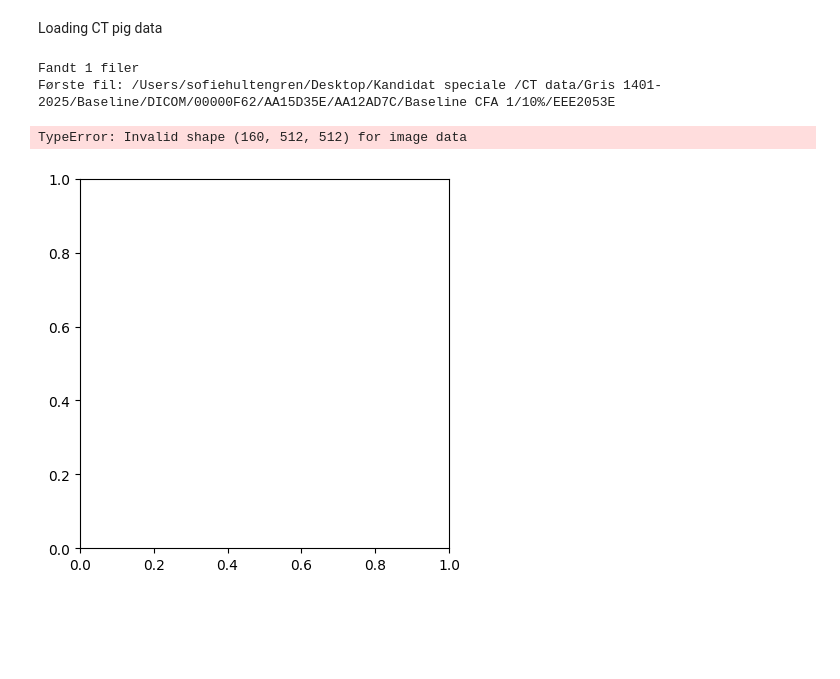
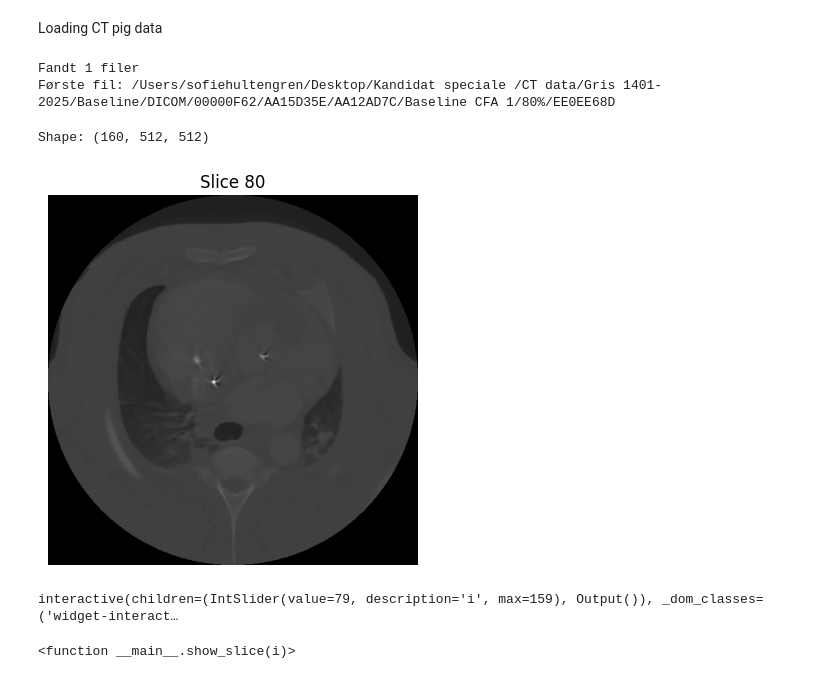
Before and after one commit to sofi900a/Master-project-OSA_Heart, a Jupyter notebook: Hello.ipynb, the cells around one changed output. Saved outputs shown, nothing was run; the diff lists cells and outputs as text; code cells hidden in the pictures; blank space fills up the shorter version.

```diff
--- a/Hello.ipynb
+++ b/Hello.ipynb
@@ -11,7 +13,7 @@ import matplotlib.pyplot as plt
 # Ret kun denne sti hvis nødvendigt
 DICOM_DIR = Path(
     "/Users/sofiehultengren/Desktop/Kandidat speciale /CT data/Gris 1401-2025/"
-    "Baseline/DICOM/00000F62/AA15D35E/AA12AD7C/Baseline CFA 1/10%"
+    "Baseline/DICOM/00000F62/AA15D35E/AA12AD7C/Baseline CFA 1/80%"
 )
 # %%
 dicom_files = sorted(DICOM_DIR.glob("*"))
@@ -20,19 +22,44 @@ print(f"Fandt {len(dicom_files)} filer")
 print("Første fil:", dicom_files[0])
 # %% [output]
 Fandt 1 filer
-Første fil: /Users/sofiehultengren/Desktop/Kandidat speciale /CT data/Gris 1401-2025/Baseline/DICOM/00000F62/AA15D35E/AA12AD7C/Baseline CFA 1/10%/EEE2053E
+Første fil: /Users/sofiehultengren/Desktop/Kandidat speciale /CT data/Gris 1401-2025/Baseline/DICOM/00000F62/AA15D35E/AA12AD7C/Baseline CFA 1/80%/EE0EE68D
-# %%
-ds = pydicom.dcmread(dicom_files[0])
-
-image = ds.pixel_array
-
-plt.imshow(image, cmap="gray")
-plt.title("Første DICOM slice")
-plt.axis("off")
-plt.show()
-# %% [output]
-TypeError: Invalid shape (160, 512, 512) for image data
-[figure, removed]
+# %%
+ds = pydicom.dcmread(dicom_files[0])
+img = ds.pixel_array   # (160, 512, 512)
+
+print("Shape:", img.shape)
+
+# vis midterste slice
+i = img.shape[0] // 2
+plt.imshow(img[i], cmap="gray")
+plt.title(f"Slice {i}")
+plt.axis("off")
+plt.show()
+# %% [output]
+Shape: (160, 512, 512)
+[figure, added]
+# %%
+import pydicom
+import matplotlib.pyplot as plt
+from ipywidgets import interact
+
+ds = pydicom.dcmread(dicom_files[0])
+img = ds.pixel_array   # (n_slices, H, W)
+
+def show_slice(i):
+    plt.figure(figsize=(5,5))
+    plt.imshow(img[i], cmap="gray", vmin=-160, vmax=240)
+    plt.title(f"Slice {i+1}/{img.shape[0]}")
+    plt.axis("off")
+    plt.show()
+
+
+
+
+interact(show_slice, i=(0, img.shape[0]-1))
+# %% [output]
+interactive(children=(IntSlider(value=79, description='i', max=159), Output()), _dom_classes=('widget-interact…
+<function __main__.show_slice(i)>
 # %%
 import pydicom
 import matplotlib.pyplot as plt
```
Also changed, not shown: parts of 9 cells of this notebook.
